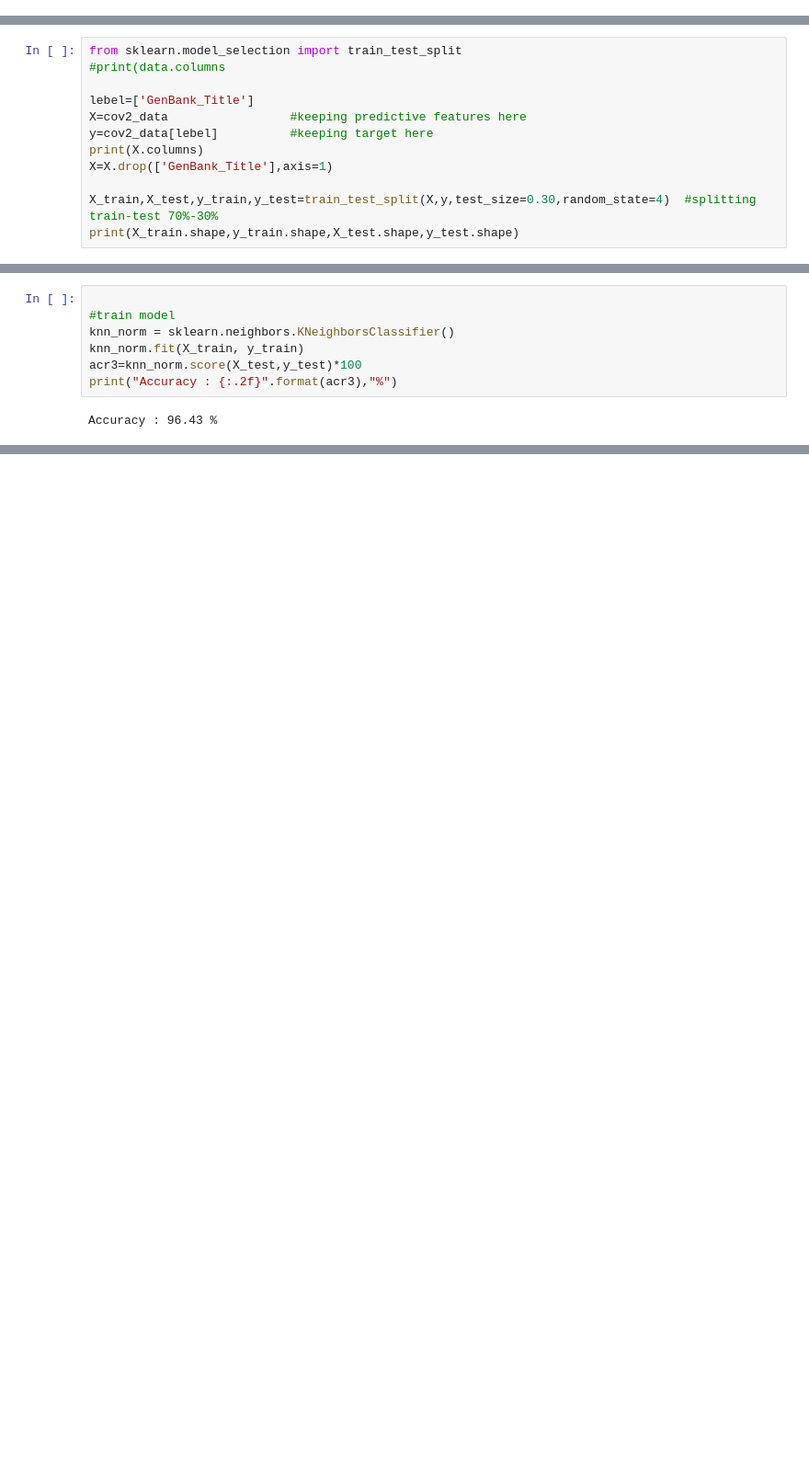
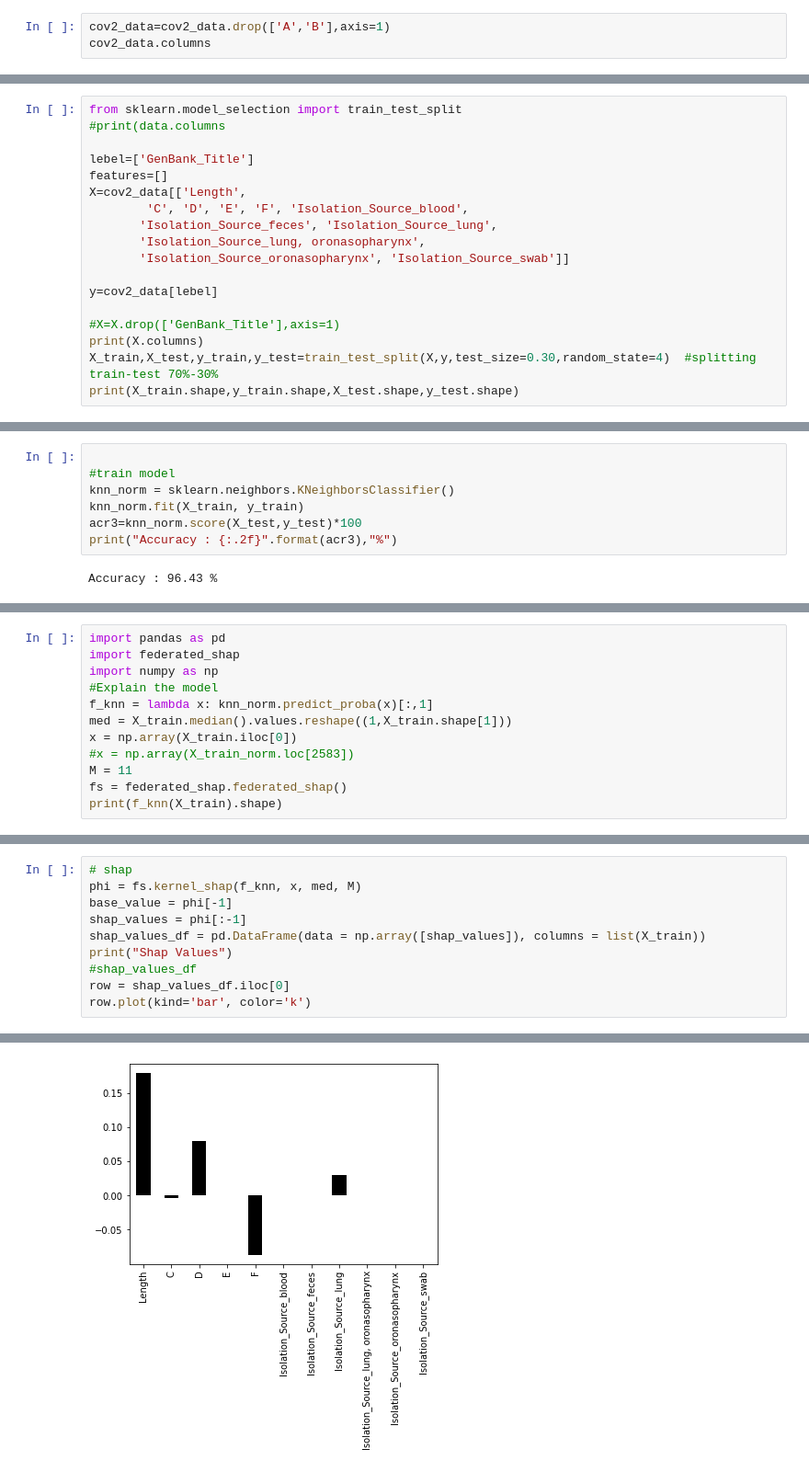
Before and after one commit to hurutta/XFedAi, a Jupyter notebook: XFedAi_v1.ipynb, the cells around one changed output, grey strips where cells are left out. Shown at 92% size. Cells and saved outputs as stored; diff of their text form; blank space fills up the shorter version.

```diff
--- a/XFedAi_v1.ipynb
+++ b/XFedAi_v1.ipynb
@@ -437 +588,4 @@ Index(['Collection_Year', 'Collection_Month', 'Collection_Day', 'Length',
       dtype='object')
+# %%
+cov2_data=cov2_data.drop(['A','B'],axis=1)
+cov2_data.columns
@@ -440,11 +601,17 @@ from sklearn.model_selection import train_test_split
 #print(data.columns
 
 lebel=['GenBank_Title']
-X=cov2_data                 #keeping predictive features here
-y=cov2_data[lebel]          #keeping target here
+features=[]
+X=cov2_data[['Length',
+        'C', 'D', 'E', 'F', 'Isolation_Source_blood',
+       'Isolation_Source_feces', 'Isolation_Source_lung',
+       'Isolation_Source_lung, oronasopharynx',
+       'Isolation_Source_oronasopharynx', 'Isolation_Source_swab']]
+
+y=cov2_data[lebel]
+
+#X=X.drop(['GenBank_Title'],axis=1)
 print(X.columns)
-X=X.drop(['GenBank_Title'],axis=1)
-
 X_train,X_test,y_train,y_test=train_test_split(X,y,test_size=0.30,random_state=4)  #splitting train-test 70%-30%
 print(X_train.shape,y_train.shape,X_test.shape,y_test.shape)
 # %% [output]
@@ -495,0 +656,12 @@ Accuracy : 96.43 %
+# %%
+import pandas as pd
+import federated_shap
+import numpy as np
+#Explain the model
+f_knn = lambda x: knn_norm.predict_proba(x)[:,1]
+med = X_train.median().values.reshape((1,X_train.shape[1]))
+x = np.array(X_train.iloc[0])
+#x = np.array(X_train_norm.loc[2583])
+M = 11
+fs = federated_shap.federated_shap()
+print(f_knn(X_train).shape)
@@ -495,0 +673,11 @@ Accuracy : 96.43 %
+# %%
+# shap
+phi = fs.kernel_shap(f_knn, x, med, M)
+base_value = phi[-1]
+shap_values = phi[:-1]
+shap_values_df = pd.DataFrame(data = np.array([shap_values]), columns = list(X_train))
+print("Shap Values")
+#shap_values_df
+row = shap_values_df.iloc[0]
+row.plot(kind='bar', color='k')
+# %% [output]
@@ -495,0 +686 @@ Accuracy : 96.43 %
+[figure, added]
```
Also changed, not shown: parts of 39 cells of this notebook.
